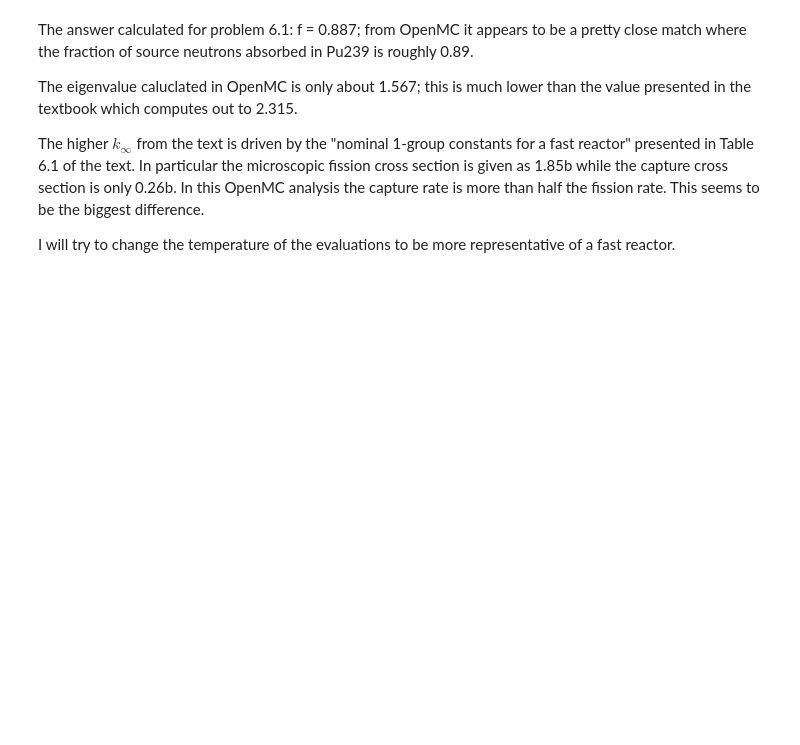
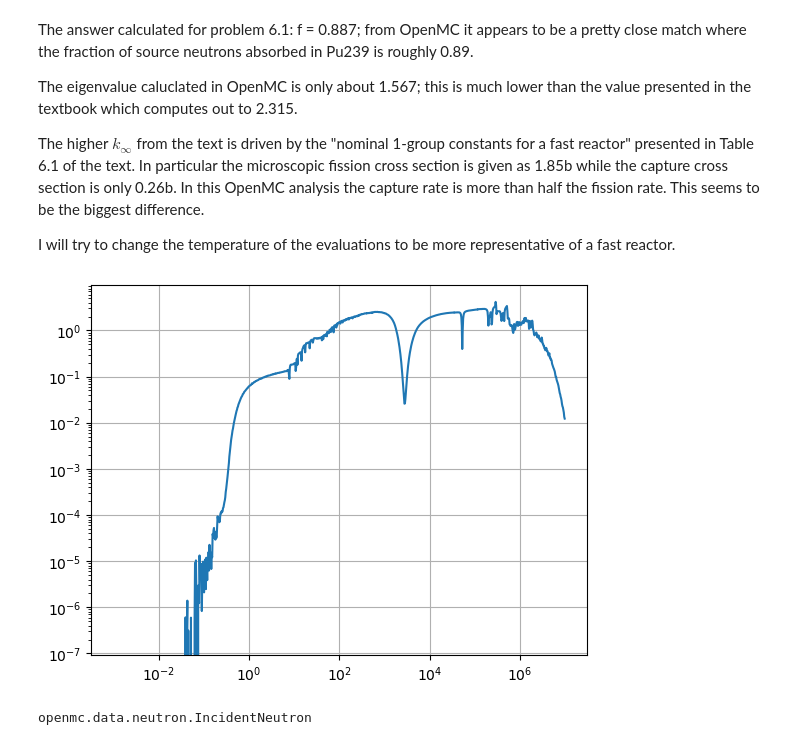
Before and after one commit to stu314159/er362_omc, a Jupyter notebook: hw/ch6/prob_1/prob_1.ipynb, the cells around one changed output. Cells and saved outputs as stored; diff of their text form; code cells hidden in the pictures; blank space fills up the shorter version.

```diff
--- a/hw/ch6/prob_1/prob_1.ipynb
+++ b/hw/ch6/prob_1/prob_1.ipynb
@@ -56,7 +60,30 @@ capture_tally = openmc.Tally(name='n_gamma');
 capture_tally.scores = ['(n,gamma)'];
 capture_tally.nuclides = ['Pu239'];
 
-tallies = openmc.Tallies([nu_tally,abs_tally,fiss_tally,capture_tally]);
+flux_tally = openmc.Tally(name='flux');
+flux_tally.scores = ['flux'];
+N = 1001
+energy_bins = np.logspace(-3,7,num=N);
+energy_filter = openmc.EnergyFilter(values=energy_bins);
+
+flux_tally.filters = [cell_filter,energy_filter];
+
+capture_tally_b = openmc.Tally(name='n_gamma binned');
+capture_tally_b.scores = ['(n,gamma)'];
+capture_tally_b.nuclides = ['Pu239'];
+capture_tally_b.filters = [cell_filter,energy_filter];
+
+fission_tally_b = openmc.Tally(name='fission binned');
+fission_tally_b.scores = ['fission'];
+fission_tally_b.nuclides = ['Pu239'];
+fission_tally_b.filters = [cell_filter,energy_filter];
+
+
+
+
+tallies = openmc.Tallies([nu_tally,abs_tally,fiss_tally,
+                          capture_tally,flux_tally,
+                         capture_tally_b,fission_tally_b]);
 
 tallies.export_to_xml();
 # %% [markdown]
@@ -125,3 +150,17 @@ The eigenvalue caluclated in OpenMC is only about 1.567; this is much lower than
 The higher $k_{\infty}$ from the text is driven by the "nominal 1-group constants for a fast reactor" presented in Table 6.1 of the text.  In particular the microscopic fission cross section is given as 1.85b while the capture cross section is only 0.26b.  In this OpenMC analysis the capture rate is more than half the fission rate.  This seems to be the biggest difference.
 
 I will try to change the temperature of the evaluations to be more representative of a fast reactor.
+# %%
+sp = openmc.StatePoint('statepoint.300.h5');
+
+flux = sp.get_tally(name='flux');
+flux_df = flux.get_pandas_dataframe();
+# %%
+flux_vals = flux_df['mean'].to_numpy();
+# %%
+energy_x = 0.5*(energy_bins[0:-1]+energy_bins[1:]);
+# %%
+plt.loglog(energy_x,flux_vals);
+plt.grid()
+# %% [output]
+[figure, added]
@@ -127,0 +175,4 @@ I will try to change the temperature of the evaluations to be more representativ
+# %%
+type(na23)
+# %% [output]
+openmc.data.neutron.IncidentNeutron
```
Also changed, not shown: parts of 19 cells of this notebook, 12 other files.
